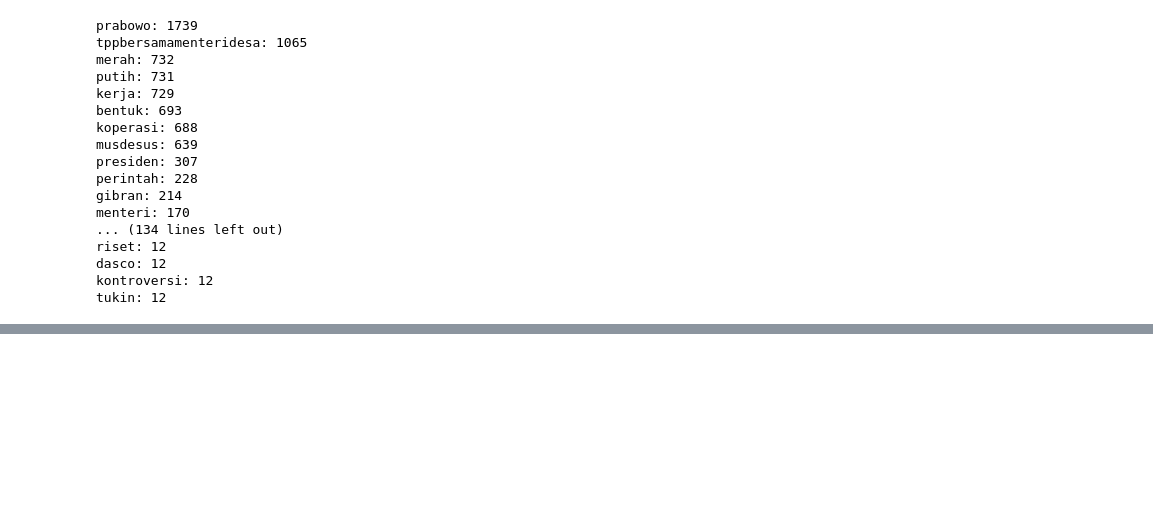
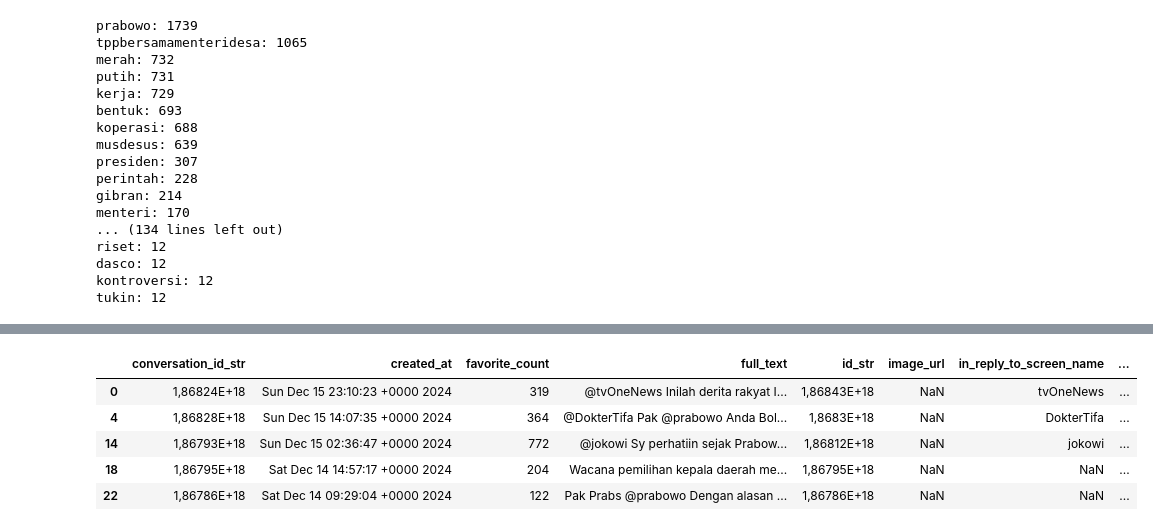
Before and after one commit to amongnikol/analisis_sentimen_prabowo, a Jupyter notebook: data.ipynb, the cells around one changed output, grey strips where cells are left out. Cells and saved outputs as stored; diff of their text form; code cells hidden in the pictures; blank space fills up the shorter version.

```diff
--- a/data.ipynb
+++ b/data.ipynb
@@ -178,0 +182,5 @@ tukin: 12
+# %%
+import pandas as pd
+
+df_desember = pd.read_csv('dataset/-/df_prabowo_desember_2024.csv', delimiter=';')
+df_desember.info()
@@ -178,0 +205,3 @@ tukin: 12
+# %%
+df_desember = df_desember[df_desember['image_url'].isnull()]
+df_desember.info()
@@ -178,0 +226,9 @@ tukin: 12
+# %%
+df_desember.head()
+# %% [output]
+|  | conversation_id_str | created_at | favorite_count | full_text | id_str | image_url | in_reply_to_screen_name | ... |
+| 0 | 1,86824E+18 | Sun Dec 15 23:10:23 +0000 2024 | 319 | @tvOneNews Inilah derita rakyat I... | 1,86843E+18 | NaN | tvOneNews | ... |
+| 4 | 1,86828E+18 | Sun Dec 15 14:07:35 +0000 2024 | 364 | @DokterTifa Pak @prabowo Anda Bol... | 1,8683E+18 | NaN | DokterTifa | ... |
+| 14 | 1,86793E+18 | Sun Dec 15 02:36:47 +0000 2024 | 772 | @jokowi Sy perhatiin sejak Prabow... | 1,86812E+18 | NaN | jokowi | ... |
+| 18 | 1,86795E+18 | Sat Dec 14 14:57:17 +0000 2024 | 204 | Wacana pemilihan kepala daerah me... | 1,86795E+18 | NaN | NaN | ... |
+| 22 | 1,86786E+18 | Sat Dec 14 09:29:04 +0000 2024 | 122 | Pak Prabs @prabowo Dengan alasan ... | 1,86786E+18 | NaN | NaN | ... |
```
Also changed, not shown: parts of 14 cells of this notebook, 20 other files.
